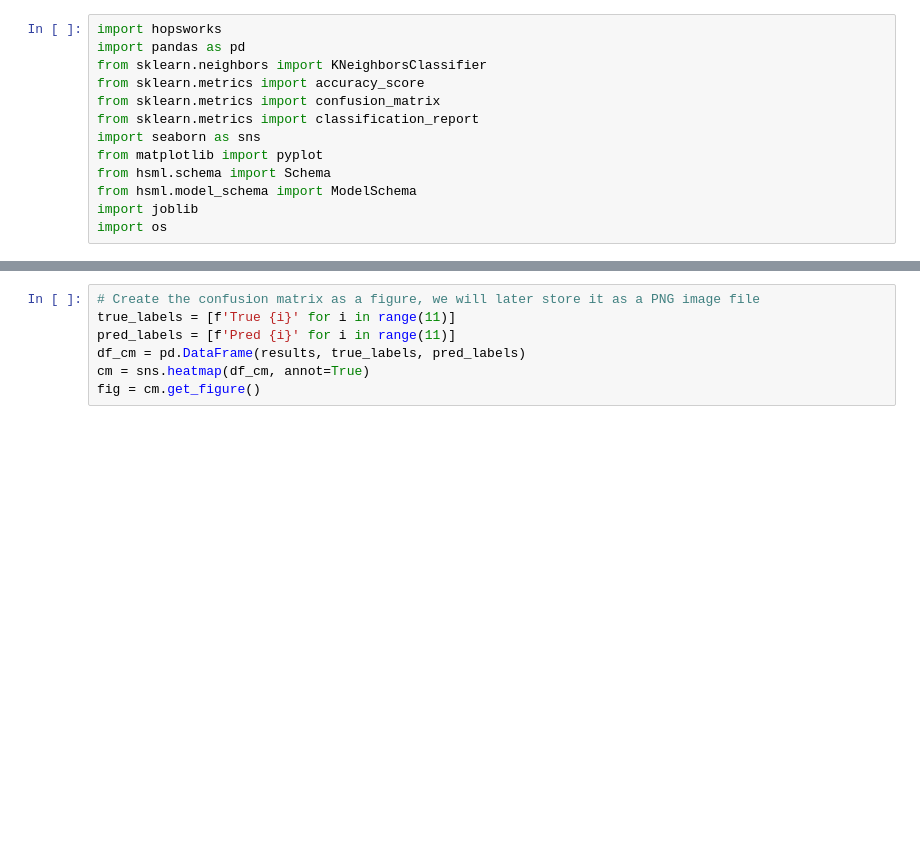
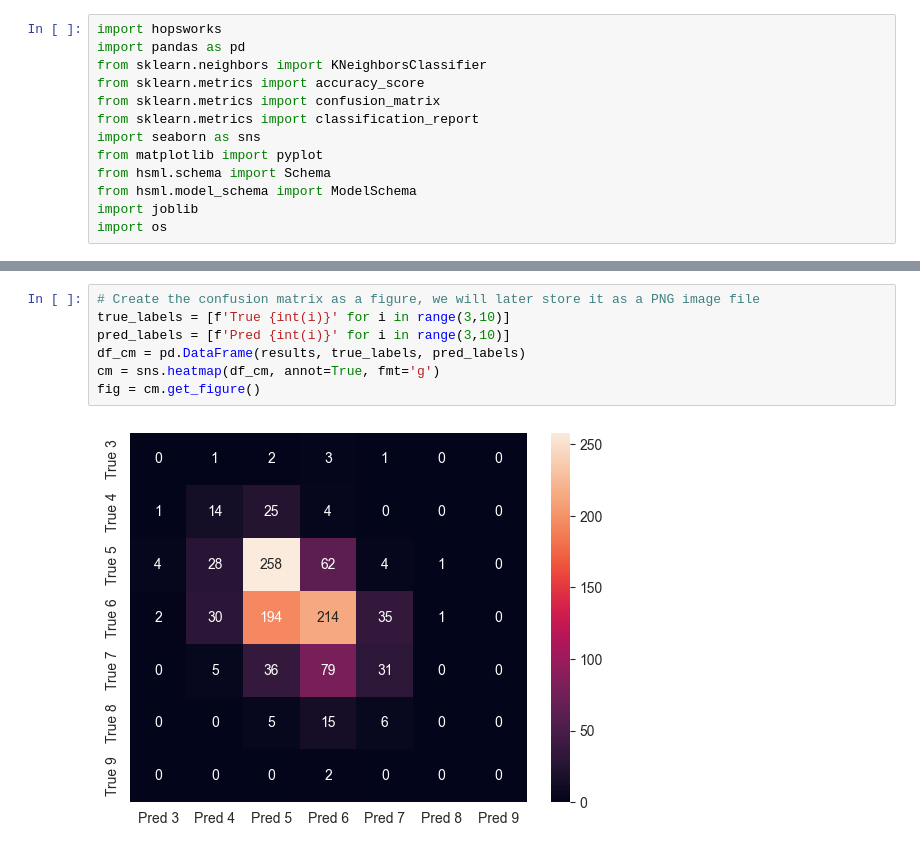
Before and after one commit to MarieGotthardt/id2223-lab1, a Jupyter notebook: wine-training-pipeline.ipynb, the cells around one changed output, grey strips where cells are left out. Saved outputs shown, nothing was run; the diff lists cells and outputs as text; blank space fills up the shorter version.

```diff
--- a/wine-training-pipeline.ipynb
+++ b/wine-training-pipeline.ipynb
@@ -48,10 +79,12 @@ results = confusion_matrix(y_test, y_pred)
 # %%
 # Create the confusion matrix as a figure, we will later store it as a PNG image file
-true_labels = [f'True {i}' for i in range(11)]
-pred_labels = [f'Pred {i}' for i in range(11)]
+true_labels = [f'True {int(i)}' for i in range(3,10)]
+pred_labels = [f'Pred {int(i)}' for i in range(3,10)]
 df_cm = pd.DataFrame(results, true_labels, pred_labels)
-cm = sns.heatmap(df_cm, annot=True)
+cm = sns.heatmap(df_cm, annot=True, fmt='g')
 fig = cm.get_figure()
+# %% [output]
+[figure, added]
 # %%
 # We will now upload our model to the Hopsworks Model Registry. First get an object for the model registry.
 mr = project.get_model_registry()
```
Also changed, not shown: parts of 7 cells of this notebook.
